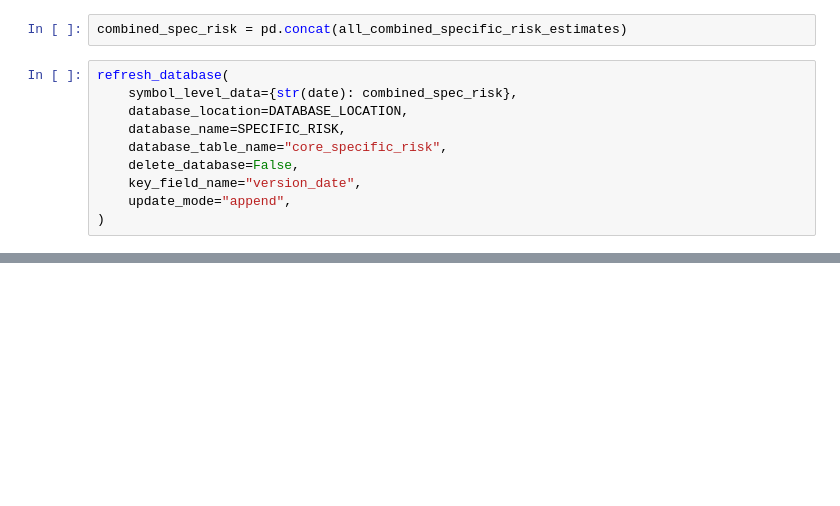
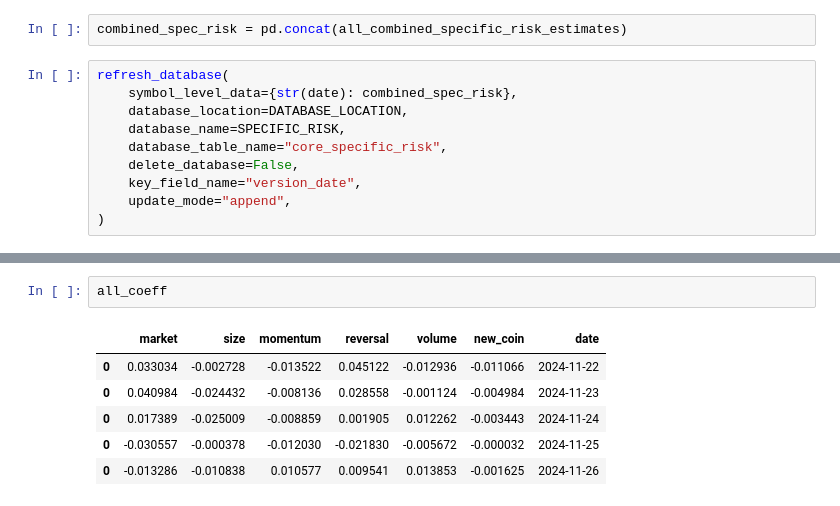
Before and after one commit to bebesi33/crypto_project, a Jupyter notebook: factor_model/scripts/database_update.ipynb, the cells around one changed output, grey strips where cells are left out. Saved outputs shown, nothing was run; the diff lists cells and outputs as text; blank space fills up the shorter version.

```diff
--- a/factor_model/scripts/database_update.ipynb
+++ b/factor_model/scripts/database_update.ipynb
@@ -524,0 +539,9 @@ all_vif
+# %%
+all_coeff
+# %% [output]
+|  | market | size | momentum | reversal | volume | new_coin | date |
+| 0 | 0.033034 | -0.002728 | -0.013522 | 0.045122 | -0.012936 | -0.011066 | 2024-11-22 |
+| 0 | 0.040984 | -0.024432 | -0.008136 | 0.028558 | -0.001124 | -0.004984 | 2024-11-23 |
+| 0 | 0.017389 | -0.025009 | -0.008859 | 0.001905 | 0.012262 | -0.003443 | 2024-11-24 |
+| 0 | -0.030557 | -0.000378 | -0.012030 | -0.021830 | -0.005672 | -0.000032 | 2024-11-25 |
+| 0 | -0.013286 | -0.010838 | 0.010577 | 0.009541 | 0.013853 | -0.001625 | 2024-11-26 |
```
Also changed, not shown: parts of 8 cells of this notebook.
